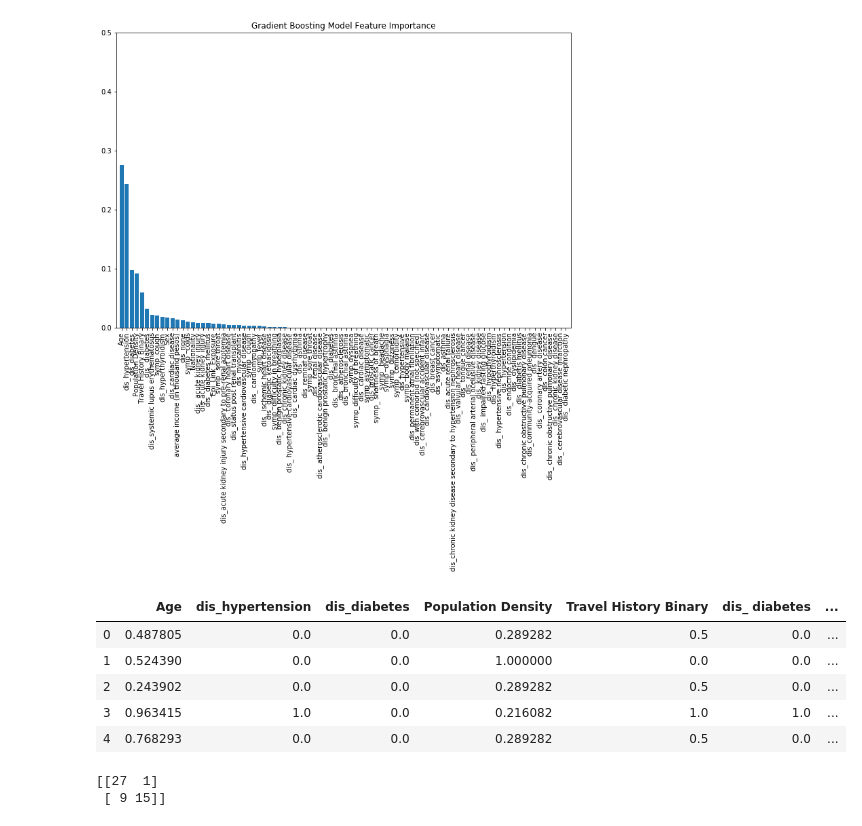
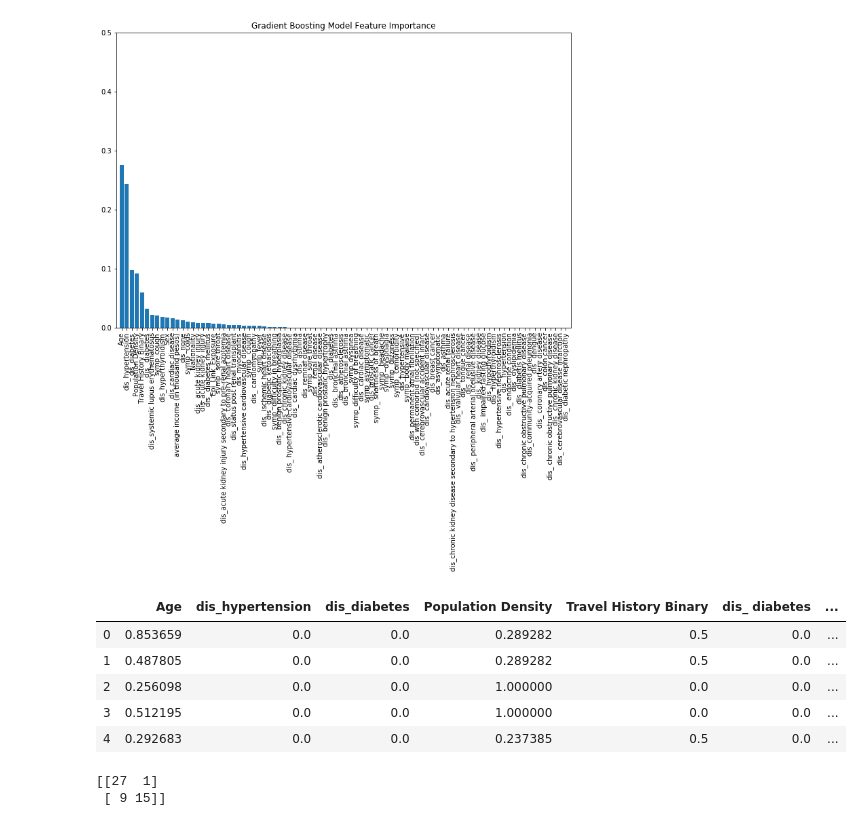
Before and after one commit to angelaaaateng/ML_COVID_PREDICTION, a Jupyter notebook: master-at.ipynb, the cells around one changed output. Saved outputs shown, nothing was run; the diff lists cells and outputs as text; code cells hidden in the pictures.

```diff
--- a/master-at.ipynb
+++ b/master-at.ipynb
@@ -1884,17 +1884,20 @@ plt.show()
 # %%
 # retrain XGBoost on important features
 xgb_feat_imp_train = X_train.iloc[:,[1, 72, 71, 87, 85, 40, 82, 14]]
 xgb_feat_imp_train.head()
 
 xgb_feat_imp_val = X_val.iloc[:,[1, 72, 71, 87, 85, 40, 82, 14]]
 xgb_feat_imp_val.head()
+
+xgb_feat_imp_test = X_test.iloc[:,[1, 72, 71, 87, 85, 40, 82, 14]]
+xgb_feat_imp_test.head()
 # %% [output]
 |  | Age | dis_hypertension | dis_diabetes | Population Density | Travel History Binary | dis_ diabetes | ... |
-| 0 | 0.487805 | 0.0 | 0.0 | 0.289282 | 0.5 | 0.0 | ... |
-| 1 | 0.524390 | 0.0 | 0.0 | 1.000000 | 0.0 | 0.0 | ... |
-| 2 | 0.243902 | 0.0 | 0.0 | 0.289282 | 0.5 | 0.0 | ... |
-| 3 | 0.963415 | 1.0 | 0.0 | 0.216082 | 1.0 | 1.0 | ... |
-| 4 | 0.768293 | 0.0 | 0.0 | 0.289282 | 0.5 | 0.0 | ... |
+| 0 | 0.853659 | 0.0 | 0.0 | 0.289282 | 0.5 | 0.0 | ... |
+| 1 | 0.487805 | 0.0 | 0.0 | 0.289282 | 0.5 | 0.0 | ... |
+| 2 | 0.256098 | 0.0 | 0.0 | 1.000000 | 0.0 | 0.0 | ... |
+| 3 | 0.512195 | 0.0 | 0.0 | 1.000000 | 0.0 | 0.0 | ... |
+| 4 | 0.292683 | 0.0 | 0.0 | 0.237385 | 0.5 | 0.0 | ... |
 # %%
 gbm = GradientBoostingClassifier(random_state=42)
 gbm.fit(xgb_feat_imp_train, y_train)
```
Also changed, not shown: parts of 10 cells of this notebook.
